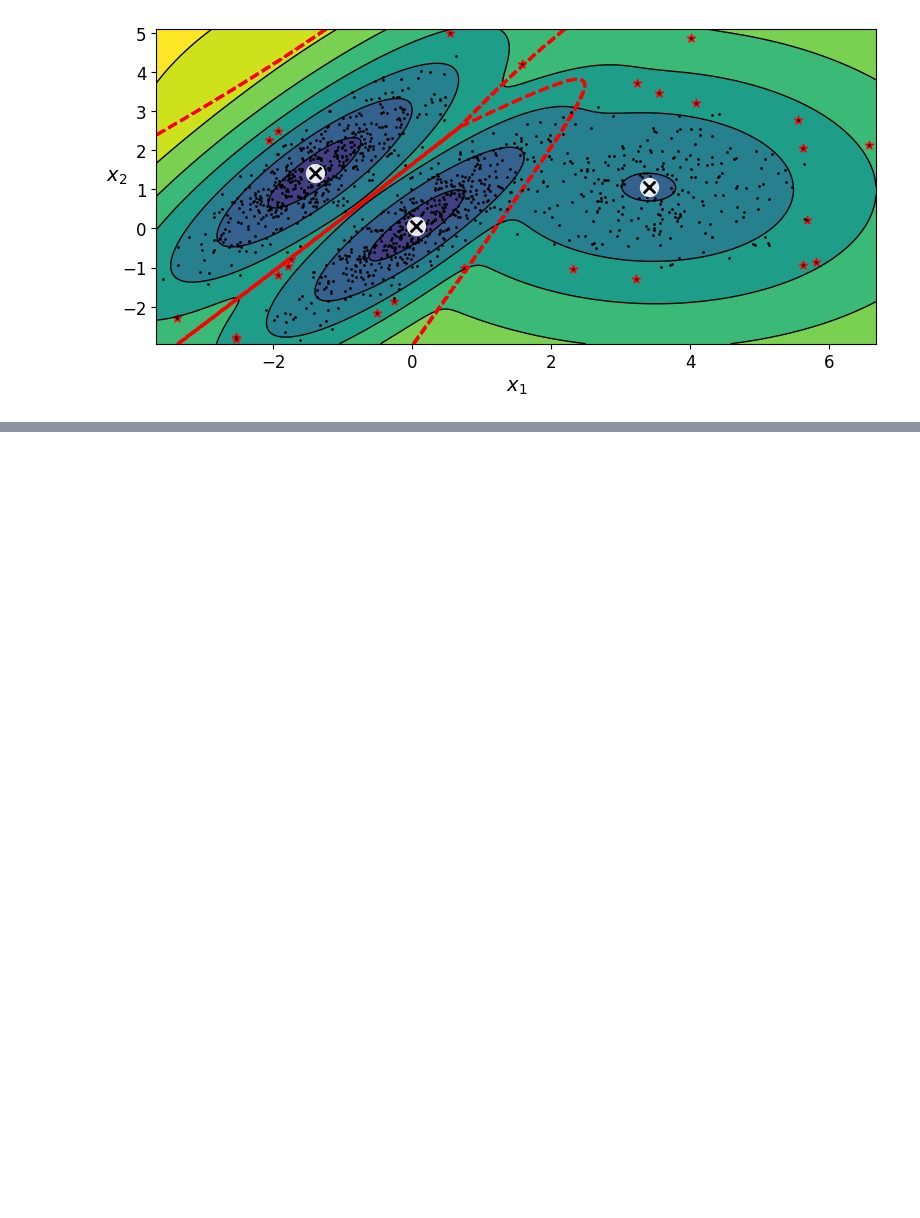
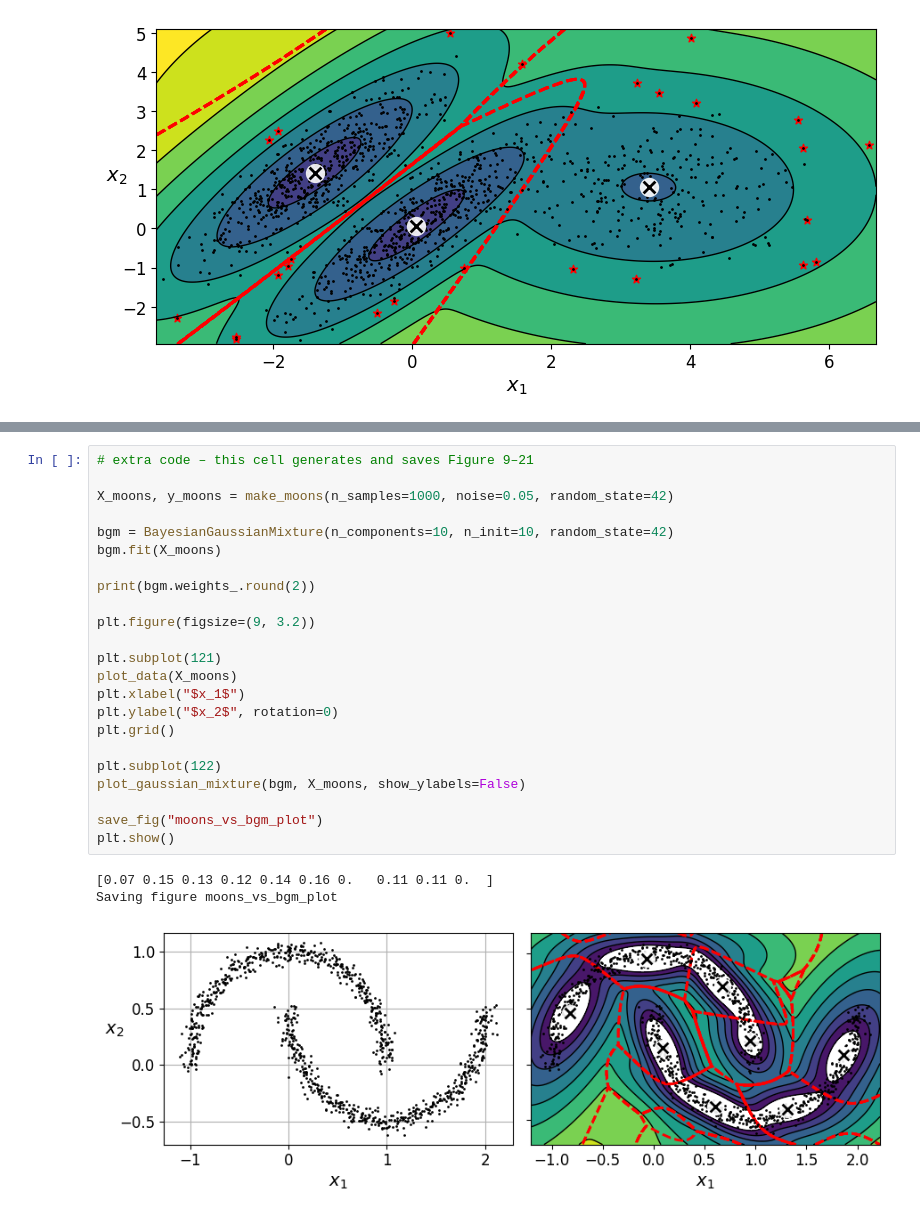
Before and after one commit to Pavan-jangid-here/Learning, a Jupyter notebook: Machine Learning (ML)/8. Unsupervised Learning.ipynb, the cells around one changed output, grey strips where cells are left out. Saved outputs shown, nothing was run; the diff lists cells and outputs as text; blank space fills up the shorter version.

```diff
--- a/Machine Learning (ML)/8. Unsupervised Learning.ipynb
+++ b/Machine Learning (ML)/8. Unsupervised Learning.ipynb
@@ -1209,0 +1376,27 @@ Saving figure mixture_anomaly_detection_plot
+# %%
+# extra code – this cell generates and saves Figure 9–21
+
+X_moons, y_moons = make_moons(n_samples=1000, noise=0.05, random_state=42)
+
+bgm = BayesianGaussianMixture(n_components=10, n_init=10, random_state=42)
+bgm.fit(X_moons)
+
+print(bgm.weights_.round(2))
+
+plt.figure(figsize=(9, 3.2))
+
+plt.subplot(121)
+plot_data(X_moons)
+plt.xlabel("$x_1$")
+plt.ylabel("$x_2$", rotation=0)
+plt.grid()
+
+plt.subplot(122)
+plot_gaussian_mixture(bgm, X_moons, show_ylabels=False)
+
+save_fig("moons_vs_bgm_plot")
+plt.show()
+# %% [output]
+[0.07 0.15 0.13 0.12 0.14 0.16 0.   0.11 0.11 0.  ]
+Saving figure moons_vs_bgm_plot
+[figure, added]
```
Also changed, not shown: parts of 16 cells of this notebook, 20 other files.
